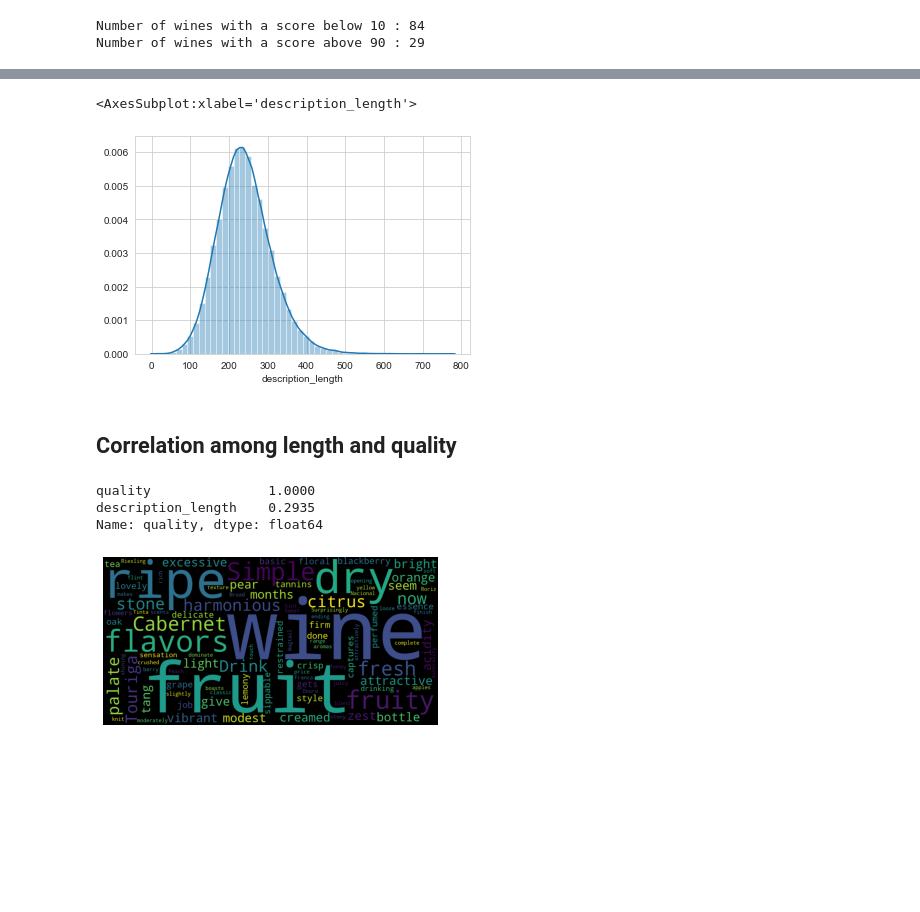
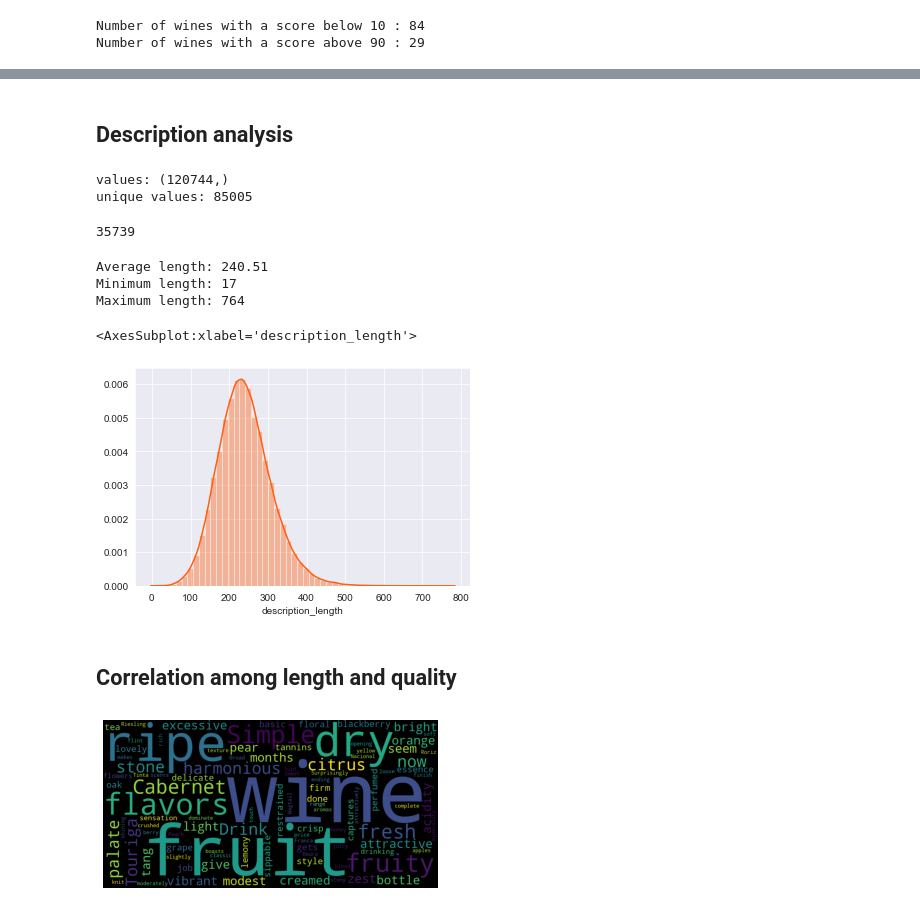
Before and after one commit to francescodisalvo05/wine-quality-prediction, a Jupyter notebook: EDA.ipynb, the cells around one changed output, grey strips where cells are left out. Saved outputs shown, nothing was run; the diff lists cells and outputs as text; code cells hidden in the pictures; blank space fills up the shorter version.

```diff
--- a/EDA.ipynb
+++ b/EDA.ipynb
@@ -7,7 +7,7 @@ import seaborn as sns
 
 from collections import Counter
 
-sns.set_style("whitegrid")
+sns.set_style("darkgrid")
 # %%
 def loadData(directory):
 
@@ -276,22 +288,32 @@ Text(0.5, 0, 'Average quality')
+# %% [markdown]
+## Description analysis
+# %%
+print(f"values: {X_dev['description'].shape}")
+print(f"unique values: {len(X_dev['description'].value_counts())}")
+# %% [output]
+values: (120744,)
+unique values: 85005
+# %%
+120744 - 85005
+# %% [output]
+35739
 # %%
 X_temp = X_dev[['description','quality']].copy()
 X_temp['description_length'] = X_temp['description'].apply(lambda x : len(x))
 
-sns.distplot(X_temp['description_length'])
+print(f"Average length: {np.round(np.mean(X_temp['description_length']),2)}")
+print(f"Minimum length: {np.min(X_temp['description_length'])}")
+print(f"Maximum length: {np.max(X_temp['description_length'])}")
+
+sns.distplot(X_temp['description_length'], color="#ff5e13")
 # %% [output]
-<AxesSubplot:xlabel='description_length'>
+Average length: 240.51
+Minimum length: 17
+Maximum length: 764
+<AxesSubplot:xlabel='description_length'>
-[figure, old version]
+[figure, new version]
 # %% [markdown]
 ## Correlation among length and quality
-# %%
-X_temp = X_dev[['description','quality']].copy()
-X_temp['description_length'] = X_temp['description'].apply(lambda x : len(x))
-
-X_temp.corr()['quality']
-# %% [output]
-quality               1.0000
-description_length    0.2935
-Name: quality, dtype: float64
 # %%
 from PIL import Image
 from wordcloud import WordCloud, STOPWORDS
```
Also changed, not shown: parts of 24 cells of this notebook, 11 other files.
